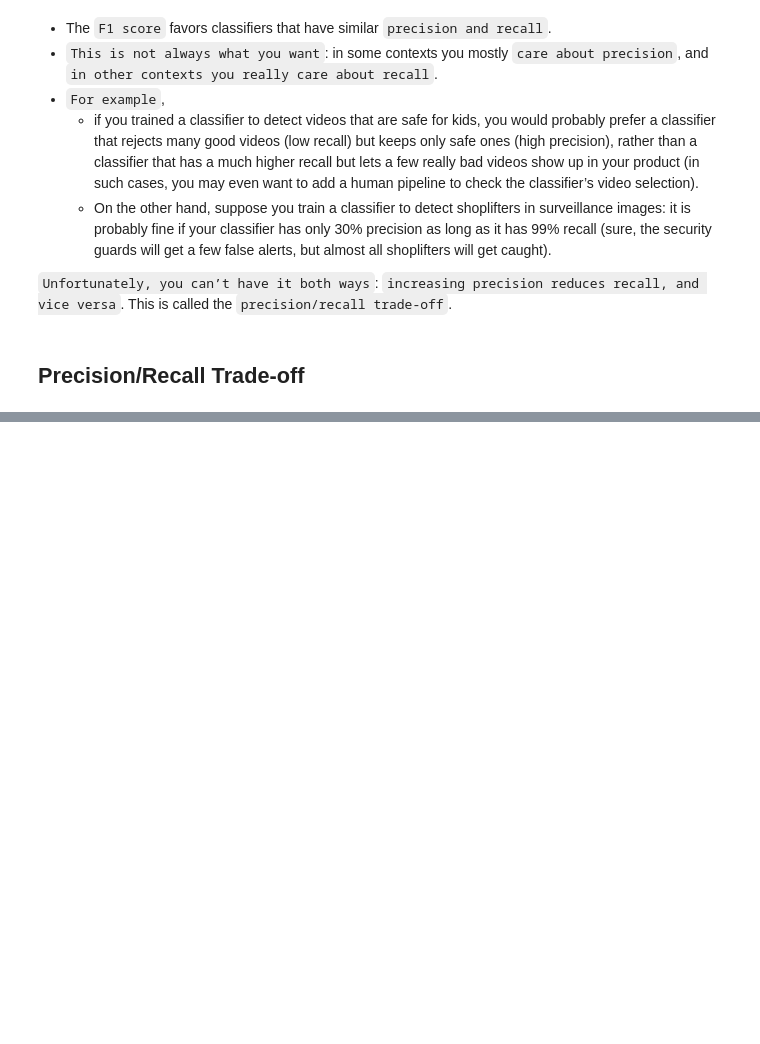
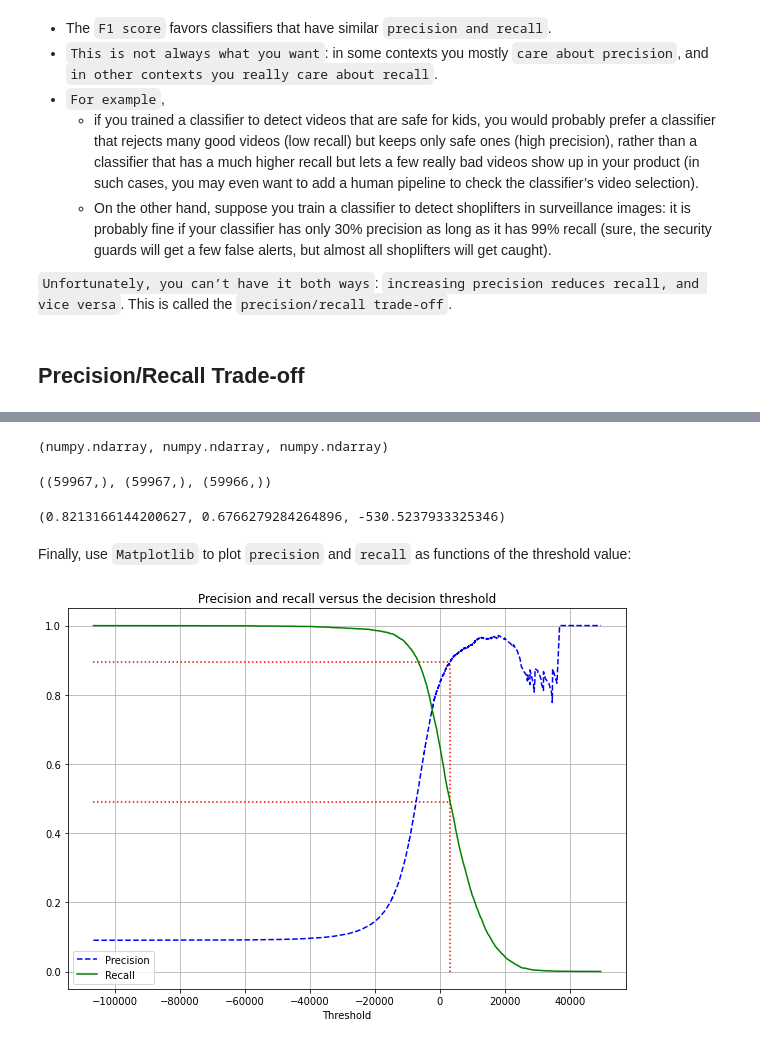
Before and after one commit to SachinGarg10/hands_on_ml_book_projects, a Jupyter notebook: ch3_classification.ipynb, the cells around one changed output, grey strips where cells are left out. Drawn from its saved outputs; the diff is of its cells as text; code cells hidden in the pictures; blank space fills up the shorter version.

```diff
--- a/ch3_classification.ipynb
+++ b/ch3_classification.ipynb
@@ -473,0 +506,2 @@ Figure 3-3 shows a few digits positioned from the lowest score on the left to th
+# %%
+y_scores = cross_val_predict(sgd_clf, X_train, y_train_5, cv=3, method='decision_function')
@@ -473,0 +523,34 @@ Figure 3-3 shows a few digits positioned from the lowest score on the left to th
+# %%
+precisions, recalls, thresholds = precision_recall_curve(y_train_5, y_scores)
+# %%
+type(precisions), type(recalls), type(thresholds)
+# %% [output]
+(numpy.ndarray, numpy.ndarray, numpy.ndarray)
+# %%
+precisions.shape, recalls.shape, thresholds.shape
+# %% [output]
+((59967,), (59967,), (59966,))
+# %%
+ind = 55500
+precisions[ind], recalls[ind], thresholds[ind]
+# %% [output]
+(0.8213166144200627, 0.6766279284264896, -530.5237933325346)
+# %% [markdown]
+Finally, use `Matplotlib` to plot `precision` and `recall` as functions of the threshold value:
+# %%
+def plot_precision_recall_vs_threshold(precisions, recalls, thresholds):
+    plt.figure(figsize=(10, 7))
+    plt.plot(thresholds, precisions[:-1], 'b--', label='Precision')
+    plt.plot(thresholds, recalls[:-1], 'g-', label='Recall')
+    plt.legend()
+    plt.xlabel('Threshold')
+    plt.title('Precision and recall versus the decision threshold')
+    plt.vlines(thresholds[57000], min(precisions.min(), recalls.min()), precisions[57000], colors='r', linestyles='dotted')
+    plt.hlines(precisions[57000], thresholds.min(), thresholds[57000], colors='r', linestyles='dotted')
+    plt.hlines(recalls[57000], thresholds.min(), thresholds[57000], colors='r', linestyles='dotted')
+    plt.grid()
+
+plot_precision_recall_vs_threshold(precisions, recalls, thresholds)
+plt.show()
+# %% [output]
+[figure, added]
```
Also changed, not shown: parts of 50 cells of this notebook.
